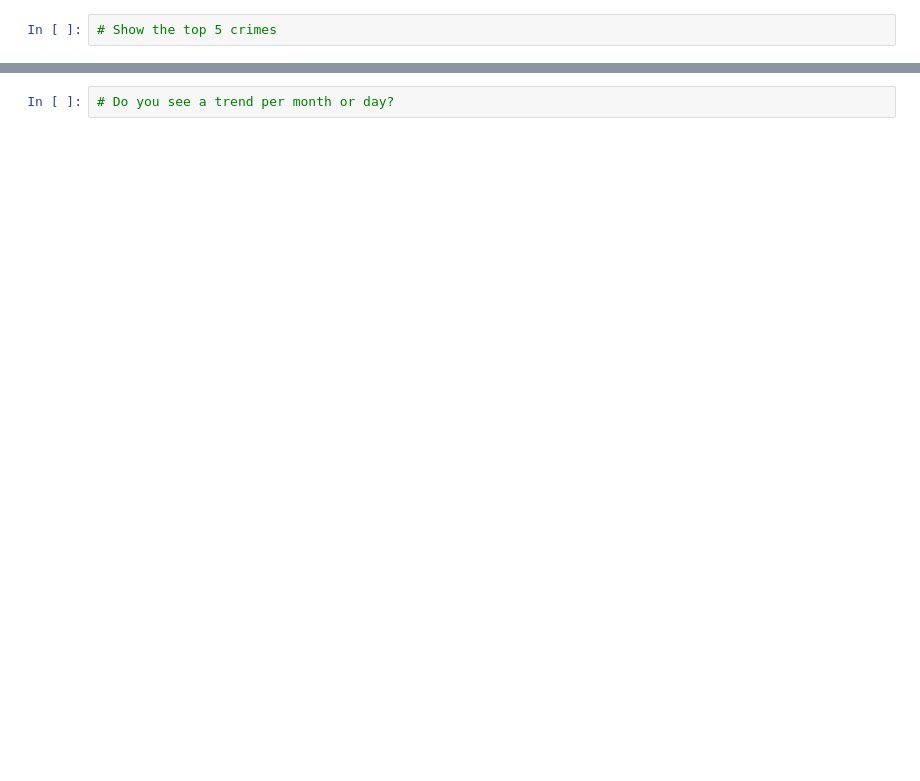
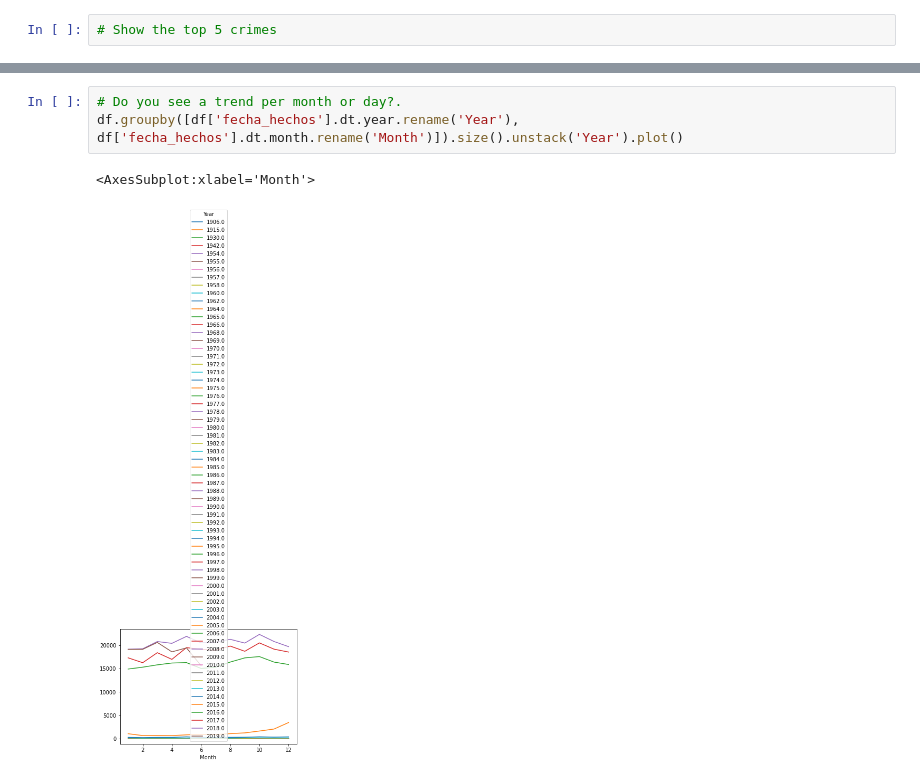
Before and after one commit to Eduardo-Coyto/ML-UTEC-4Geeks, a Jupyter notebook: DataSet Crimes_4GKS.ipynb, the cells around one changed output, grey strips where cells are left out. Drawn from its saved outputs; the diff is of its cells as text; blank space fills up the shorter version.

```diff
--- a/DataSet Crimes_4GKS.ipynb
+++ b/DataSet Crimes_4GKS.ipynb
@@ -139,2 +231,6 @@ df_count.plot.bar(title='Crimes per years', x= 'fecha_inicio', y='obs')
 # %%
-# Do you see a trend per month or day?
+# Do you see a trend per month or day?.
+df.groupby([df['fecha_hechos'].dt.year.rename('Year'), df['fecha_hechos'].dt.month.rename('Month')]).size().unstack('Year').plot()
+# %% [output]
+<AxesSubplot:xlabel='Month'>
+[figure, added]
```
Also changed, not shown: parts of 17 cells of this notebook.
